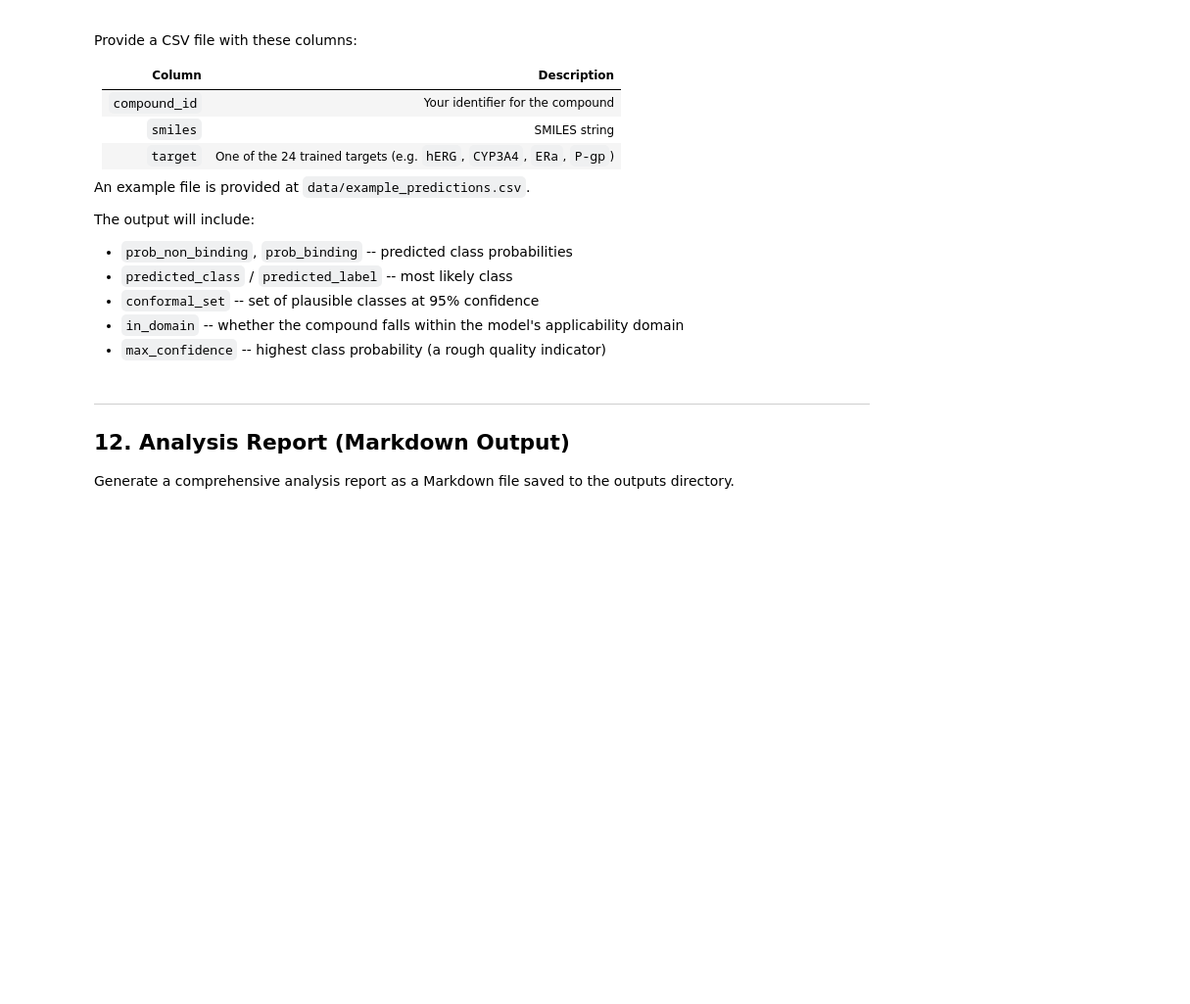
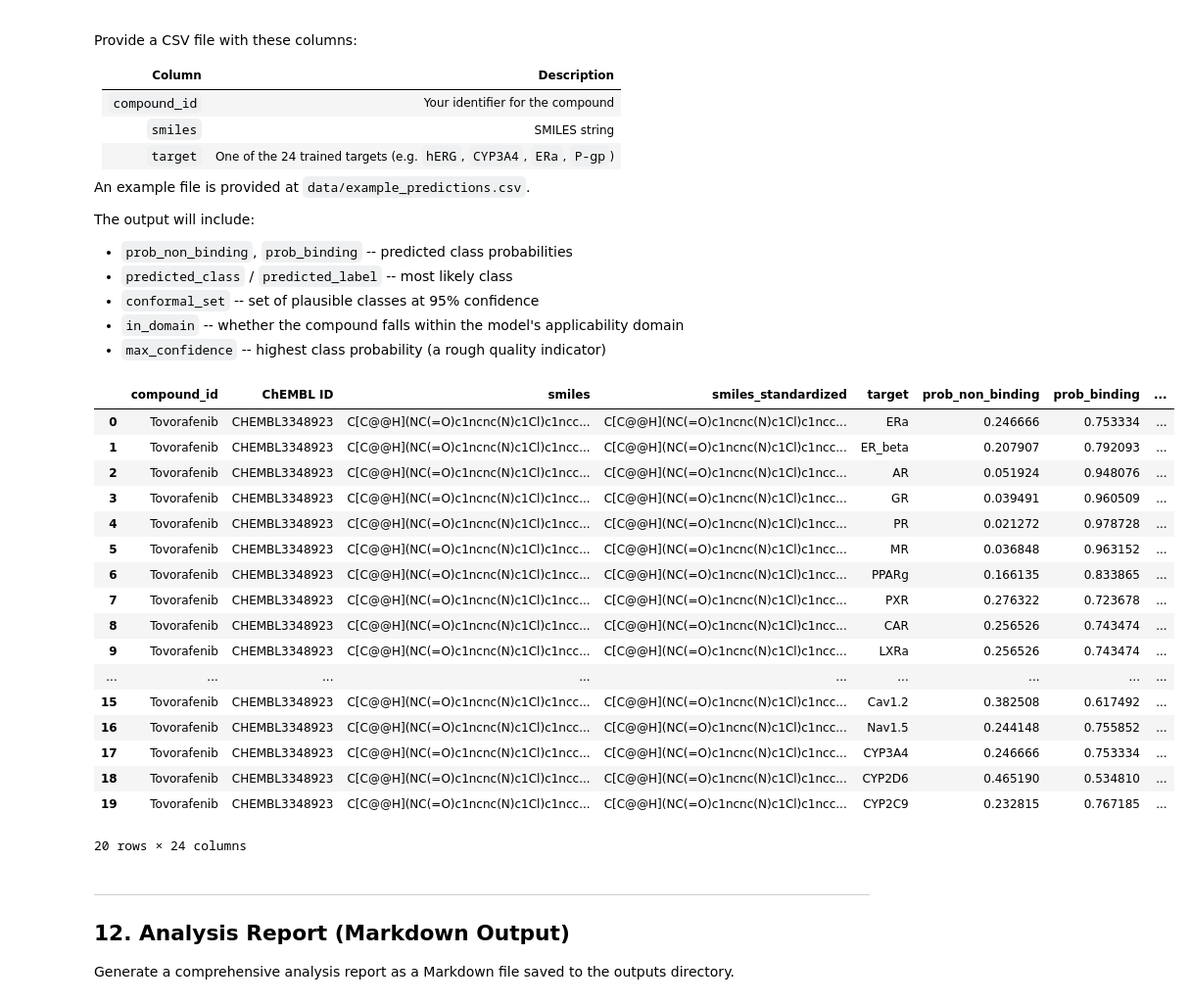
Before and after one commit to cla71/quikTox, a Jupyter notebook: OFFTOXv3/safety_pharmacology_workflow.ipynb, the cells around one changed output. Shown at 98% size. Drawn from its saved outputs; the diff is of its cells as text; code cells hidden in the pictures; blank space fills up the shorter version.

```diff
--- a/OFFTOXv3/safety_pharmacology_workflow.ipynb
+++ b/OFFTOXv3/safety_pharmacology_workflow.ipynb
@@ -2162,7 +2271,7 @@ The output will include:
 # Conformal prediction sets ({binding}, {non_binding}, {ambiguous}) are the
 # preferred output for decision-making over raw probabilities.
 
-YOUR_CSV = NOTEBOOK_DIR / "data" / "example_predictions.csv"  # <-- change this
+YOUR_CSV = NOTEBOOK_DIR / "data" / "withdrawn_terminated_drugs_2021_2026.csv"  # <-- change this
 SAVED_MODEL = MODEL_DIR / "safety_model.pkl"
 
 if SAVED_MODEL.exists() and YOUR_CSV.exists():
@@ -2177,33 +2286,52 @@ if SAVED_MODEL.exists() and YOUR_CSV.exists():
     n_rows = len(standalone_results)
     n_active = (standalone_results["predicted_class"] == 1).sum()
     n_con_active = (standalone_results["consensus_class"] == 1).sum()
     n_ambiguous = standalone_results["conformal_ambiguous"].sum()
     n_ood = (~standalone_results["in_domain"]).sum()
     n_sev_ood = standalone_results.get("severe_ood", pd.Series([False]*n_rows)).sum()
     targets_predicted = standalone_results["target"].nunique()
 
     print(f"\nPrediction Summary:")
     print(f"  Compounds              : {n_compounds}")
     print(f"  Targets predicted      : {targets_predicted}")
     print(f"  Total rows             : {n_rows}")
     print(f"  Active (<{ACTIVITY_THRESHOLD_UM} µM) — best model  : {n_active} ({100*n_active/n_rows:.1f}%)")
     print(f"  Active (<{ACTIVITY_THRESHOLD_UM} µM) — consensus   : {n_con_active} ({100*n_con_active/n_rows:.1f}%)")
     print(f"  Ambiguous conformal set: {n_ambiguous} ({100*n_ambiguous/n_rows:.1f}%)")
     print(f"  Out-of-domain          : {n_ood} ({100*n_ood/n_rows:.1f}%)")
     print(f"  Severe OOD (kNN>100)   : {n_sev_ood} ({100*n_sev_ood/n_rows:.1f}%)")
 
     if n_ambiguous > 0.3 * n_rows:
         print(f"\n  NOTE: >{100*n_ambiguous/n_rows:.0f}% ambiguous predictions.")
         print(f"  Rely on 'consensus_activity' and 'ensemble_confidence' over raw probabilities.")
 
     display(standalone_results.head(20))
 
 elif not SAVED_MODEL.exists():
     print(f"No saved model found at {SAVED_MODEL}. Run training cells first.")
 else:
     print(f"No input CSV found at {YOUR_CSV}. Update the YOUR_CSV variable above.")
     print(f"Expected columns: compound_id, smiles [, target]")
     print(f"If 'target' column is omitted, predictions are made for all 24 panel targets.")
+# %% [output]
+|  | compound_id | ChEMBL ID | smiles | smiles_standardized | target | prob_non_binding | prob_binding | ... |
+| 0 | Tovorafenib | CHEMBL3348923 | C[C@@H](NC(=O)c1ncnc(N)c1Cl)c1ncc... | C[C@@H](NC(=O)c1ncnc(N)c1Cl)c1ncc... | ERa | 0.246666 | 0.753334 | ... |
+| 1 | Tovorafenib | CHEMBL3348923 | C[C@@H](NC(=O)c1ncnc(N)c1Cl)c1ncc... | C[C@@H](NC(=O)c1ncnc(N)c1Cl)c1ncc... | ER_beta | 0.207907 | 0.792093 | ... |
+| 2 | Tovorafenib | CHEMBL3348923 | C[C@@H](NC(=O)c1ncnc(N)c1Cl)c1ncc... | C[C@@H](NC(=O)c1ncnc(N)c1Cl)c1ncc... | AR | 0.051924 | 0.948076 | ... |
+| 3 | Tovorafenib | CHEMBL3348923 | C[C@@H](NC(=O)c1ncnc(N)c1Cl)c1ncc... | C[C@@H](NC(=O)c1ncnc(N)c1Cl)c1ncc... | GR | 0.039491 | 0.960509 | ... |
+| 4 | Tovorafenib | CHEMBL3348923 | C[C@@H](NC(=O)c1ncnc(N)c1Cl)c1ncc... | C[C@@H](NC(=O)c1ncnc(N)c1Cl)c1ncc... | PR | 0.021272 | 0.978728 | ... |
+| 5 | Tovorafenib | CHEMBL3348923 | C[C@@H](NC(=O)c1ncnc(N)c1Cl)c1ncc... | C[C@@H](NC(=O)c1ncnc(N)c1Cl)c1ncc... | MR | 0.036848 | 0.963152 | ... |
+| 6 | Tovorafenib | CHEMBL3348923 | C[C@@H](NC(=O)c1ncnc(N)c1Cl)c1ncc... | C[C@@H](NC(=O)c1ncnc(N)c1Cl)c1ncc... | PPARg | 0.166135 | 0.833865 | ... |
+| 7 | Tovorafenib | CHEMBL3348923 | C[C@@H](NC(=O)c1ncnc(N)c1Cl)c1ncc... | C[C@@H](NC(=O)c1ncnc(N)c1Cl)c1ncc... | PXR | 0.276322 | 0.723678 | ... |
+| 8 | Tovorafenib | CHEMBL3348923 | C[C@@H](NC(=O)c1ncnc(N)c1Cl)c1ncc... | C[C@@H](NC(=O)c1ncnc(N)c1Cl)c1ncc... | CAR | 0.256526 | 0.743474 | ... |
+| 9 | Tovorafenib | CHEMBL3348923 | C[C@@H](NC(=O)c1ncnc(N)c1Cl)c1ncc... | C[C@@H](NC(=O)c1ncnc(N)c1Cl)c1ncc... | LXRa | 0.256526 | 0.743474 | ... |
+| ... | ... | ... | ... | ... | ... | ... | ... | ... |
+| 15 | Tovorafenib | CHEMBL3348923 | C[C@@H](NC(=O)c1ncnc(N)c1Cl)c1ncc... | C[C@@H](NC(=O)c1ncnc(N)c1Cl)c1ncc... | Cav1.2 | 0.382508 | 0.617492 | ... |
+| 16 | Tovorafenib | CHEMBL3348923 | C[C@@H](NC(=O)c1ncnc(N)c1Cl)c1ncc... | C[C@@H](NC(=O)c1ncnc(N)c1Cl)c1ncc... | Nav1.5 | 0.244148 | 0.755852 | ... |
+| 17 | Tovorafenib | CHEMBL3348923 | C[C@@H](NC(=O)c1ncnc(N)c1Cl)c1ncc... | C[C@@H](NC(=O)c1ncnc(N)c1Cl)c1ncc... | CYP3A4 | 0.246666 | 0.753334 | ... |
+| 18 | Tovorafenib | CHEMBL3348923 | C[C@@H](NC(=O)c1ncnc(N)c1Cl)c1ncc... | C[C@@H](NC(=O)c1ncnc(N)c1Cl)c1ncc... | CYP2D6 | 0.465190 | 0.534810 | ... |
+| 19 | Tovorafenib | CHEMBL3348923 | C[C@@H](NC(=O)c1ncnc(N)c1Cl)c1ncc... | C[C@@H](NC(=O)c1ncnc(N)c1Cl)c1ncc... | CYP2C9 | 0.232815 | 0.767185 | ... |
+20 rows × 24 columns
 # %% [markdown]
 ---
 ## 12. Analysis Report (Markdown Output)
```
Also changed, not shown: parts of 20 cells of this notebook, 15 other files.
